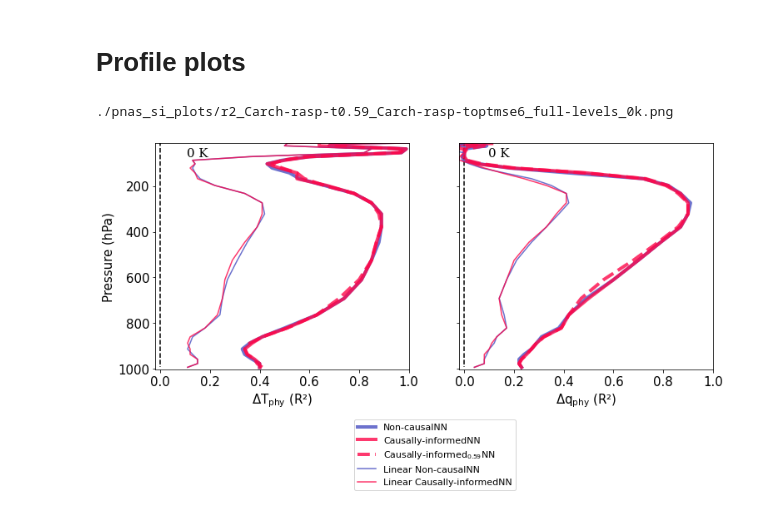
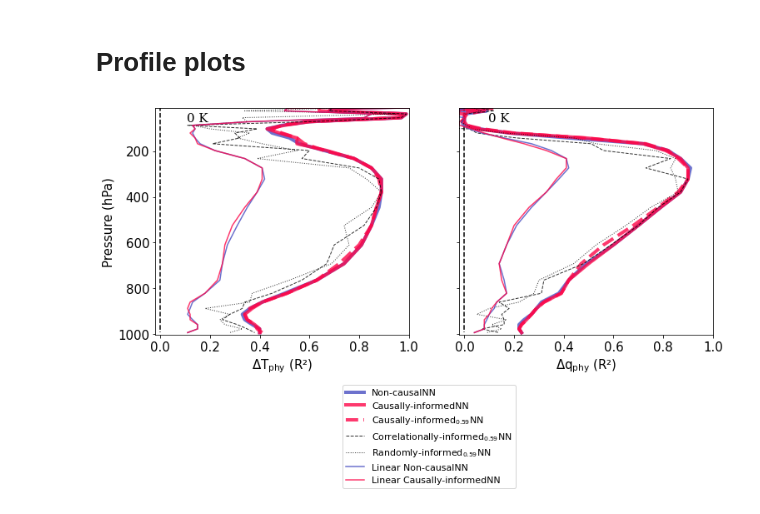
Before and after one commit to EyringMLClimateGroup/iglesias-suarez23jgr_CausalNNCAM, a Jupyter notebook: notebooks_evaluate_non-linearities_in_SPCAM/evaluate_nonlinearities_in_SPCAM.ipynb, the cells around one changed output. Cells and saved outputs as stored; diff of their text form; code cells hidden in the pictures.

Commit message:
Added randonly- and correlationally-informed NN training, causal matrix insets (aggregate_results & shap_xai), eval non-linearities_random-correlation NNs, and online diagnostics (plots).

```diff
--- a/notebooks_evaluate_non-linearities_in_SPCAM/evaluate_nonlinearities_in_SPCAM.ipynb
+++ b/notebooks_evaluate_non-linearities_in_SPCAM/evaluate_nonlinearities_in_SPCAM.ipynb
@@ -526,6 +619,12 @@ for i, iK in enumerate(eval_cases):
     ref_dict[iK] = {}
 
     ref_dict[iK]['SingleNN'] = causalsinglenn_dict[iK]['SingleNN']
+
+    # ref_dict[iK]['RandomSingleNN'] = randomsinglenn_dict[iK]['RandomSingleNN']
+
+    ref_dict[iK]['RandomSingle59NN'] = randomsingle59nn_dict[iK]['RandomSingleNN']
+
+    ref_dict[iK]['RandCorrSingle59NN'] = randcorrsingle59nn_dict[iK]['RandCorrSingleNN']
 
     ref_dict[iK]['CausalSingleNN_0.01_0.59'] = causalsinglenn_dict[iK]['CausalSingleNN_0.01_0.59']
 
@@ -564,6 +663,9 @@ def plot_profiles(
     case_labs_dict = {
         'SingleNN':'Non-causalNN',
         'SingleNN_linear':'Linear Non-causalNN',
+        'RandomSingleNN':'Randomly-informedNN',
+        'RandomSingle59NN':'Randomly-informed$_{0.59}$NN',
+        'RandCorrSingle59NN':'Correlationally-informed$_{0.59}$NN',
         'CausalSingleNN_0.01_0.59':'Causally-informed$_{0.59}$NN',
         'CausalSingleNN_arch-rasp-topt-mse6':'Causally-informedNN',
         'CausalSingleNN_arch-rasp-topt-mse6_linear':'Linear Causally-informedNN',
@@ -603,8 +705,21 @@ def plot_profiles(
             fontsize='medium', verticalalignment='top', fontfamily='serif',
             bbox=dict(facecolor='none', edgecolor='none', pad=3.0),fontweight='normal')
 
-    colors_dict = {'SingleNN':'#494fc1','CausalSingleNN':'#fd084a'}
-    linestyles_dict = {'SingleNN':'-', 'CausalSingleNN':['-','-','--',':']}
+    colors_dict = {
+        'SingleNN':'#494fc1',
+        'CausalSingleNN':'#fd084a',
+        'RandomSingleNN':'k',
+        'RandomSingle59NN':'k',
+        'RandCorrSingle59NN':'k',
+    }
+    linestyles_dict = {
+        'SingleNN':'-',
+        'CausalSingleNN_arch-rasp-topt-mse6':'-',
+        'CausalSingleNN_0.01_0.59':'--',
+        'RandomSingleNN':'-',
+        'RandomSingle59NN':':',
+        'RandCorrSingle59NN':'--',
+    }
     markers = ['x','o','*','+','x','v','^','<','>','1','2','3','4','8','s','p','h','D']
     linestyles = ['--',':']
 
@@ -623,6 +738,7 @@ def plot_profiles(
                 color='grey',
                 linestyle='-',
 #                 marker=['','.'][style=='scatter'],
+                linewidth=4.,
                 **kwargs
             )
 
@@ -637,8 +753,10 @@ def plot_profiles(
                 # color=colors[j],
                 color=colors_dict[jMod.split('_')[0]],
                 # linestyle='-',
-                linestyle=linestyles_dict[jMod.split('_')[0]][j],
+                # linestyle=linestyles_dict[jMod.split('_')[0]][j],
+                linestyle=linestyles_dict[jMod],
 #                 marker=['','.'][style=='scatter'],
+                linewidth=[4.,1.]['Rand' in jMod],
                 **kwargs
             )
 
@@ -721,28 +839,31 @@ def plot_profiles(
 # %%
 # Plot profile
 case='0k' # '0k'; 'm4k'; 'p4k'
 decplc=2
 outputs = ['tphystnd','phq']
 model_types = ['SingleNN','CausalSingleNN']
 plot_profiles(
     case,
     outputs,
 
     ref_dict[case],
-    eval_keys=['SingleNN','CausalSingleNN_arch-rasp-topt-mse6','CausalSingleNN_0.01_0.59'],
+    # eval_keys=['SingleNN','CausalSingleNN_arch-rasp-topt-mse6','CausalSingleNN_0.01_0.59'],
+    # eval_keys=['SingleNN','CausalSingleNN_arch-rasp-topt-mse6','CausalSingleNN_0.01_0.59','RandomSingleNN'],
+    eval_keys=['SingleNN','CausalSingleNN_arch-rasp-topt-mse6','CausalSingleNN_0.01_0.59','RandCorrSingle59NN','RandomSingle59NN'],
 
     sens_dict=sens_dict[case], sens_keys=['SingleNN_linear','CausalSingleNN_arch-rasp-topt-mse6_linear'],
 
     # rasp_dict=rasp_dict[case],
     style='scatter', # 'scatter'; 'line'
     decplc=decplc,
     title='',
 
-    save='./pnas_si_plots',
-    savenm=f'r2_Carch-rasp-t0.59_Carch-rasp-toptmse6_full-levels_{case}.png',
+    # save='./pnas_si_plots',
+    # savenm=f'r2_Carch-rasp-t0.59_Carch-rasp-toptmse6_full-levels_{case}.png',
+    # savenm=f'r2_Carch-rasp-t0.59_Carch-rasp-toptmse6_Rarch-rasp-toptmse6_full-levels_{case}.png',
+    # savenm=f'r2_Carch-rasp-t0.59_Carch-rasp-toptmse6_Random0.59_Corr0.59_full-levels_{case}.png',
 
-    linewidth=4.
+    # linewidth=4.
 )
 # %% [output]
-./pnas_si_plots/r2_Carch-rasp-t0.59_Carch-rasp-toptmse6_full-levels_0k.png
-[figure, old version]
+[figure, new version]
```
Also changed, not shown: parts of 6 cells of this notebook, 16 other files.
